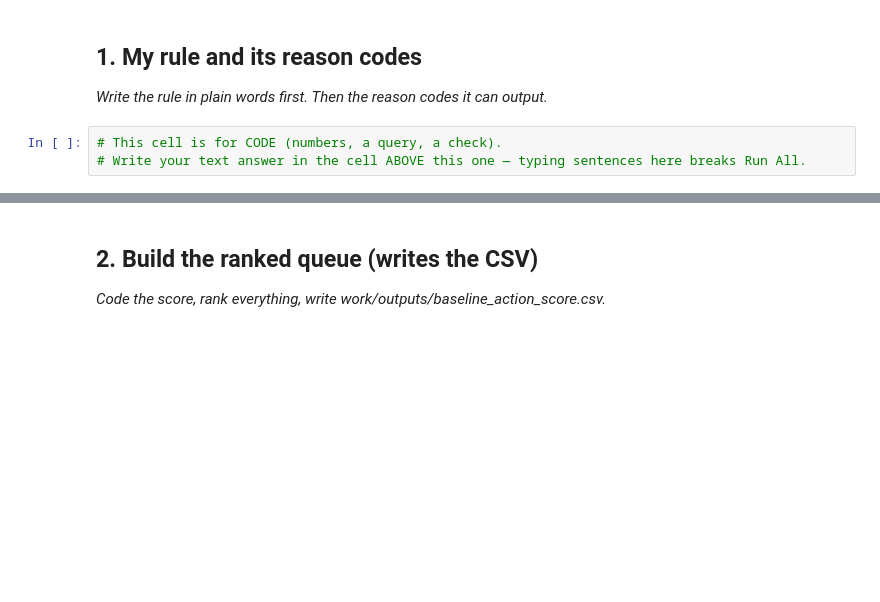
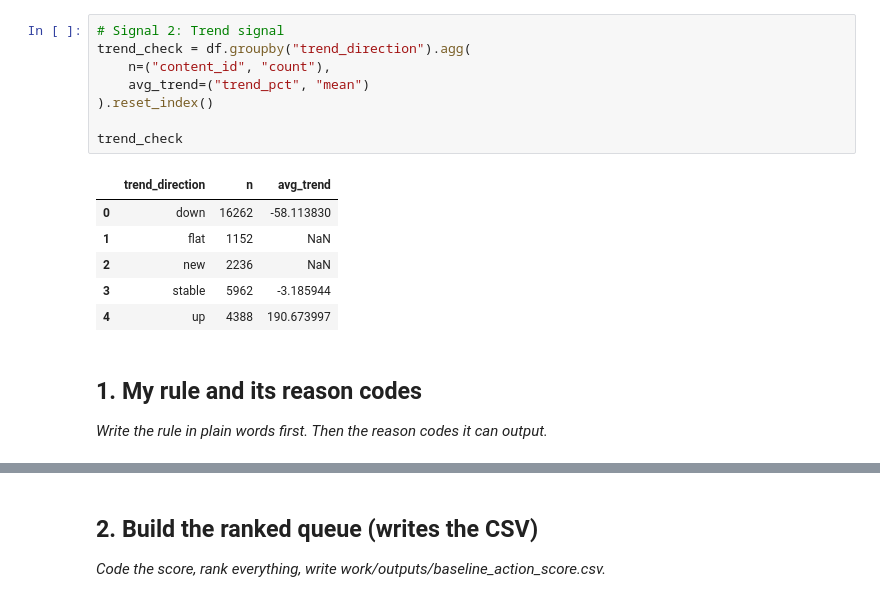
Before and after one commit to FatimaNdeem/Flyrank-ml-internship., a Jupyter notebook: work/notebooks/w04_baseline_score.ipynb, the cells around one changed output, grey strips where cells are left out. Drawn from its saved outputs; the diff is of its cells as text; blank space fills up the shorter version.

```diff
--- a/work/notebooks/w04_baseline_score.ipynb
+++ b/work/notebooks/w04_baseline_score.ipynb
@@ -9,7 +95,19 @@ This skeleton is yours to fill. Work the sections **in order** — each one has
+# %%
+# Signal 2: Trend signal
+trend_check = df.groupby("trend_direction").agg(
+    n=("content_id", "count"),
+    avg_trend=("trend_pct", "mean")
+).reset_index()
+
+trend_check
+# %% [output]
+|  | trend_direction | n | avg_trend |
+| 0 | down | 16262 | -58.113830 |
+| 1 | flat | 1152 | NaN |
+| 2 | new | 2236 | NaN |
+| 3 | stable | 5962 | -3.185944 |
+| 4 | up | 4388 | 190.673997 |
 # %% [markdown]
 ## 1. My rule and its reason codes
 
 *Write the rule in plain words first. Then the reason codes it can output.*
-# %%
-# This cell is for CODE (numbers, a query, a check).
-# Write your text answer in the cell ABOVE this one — typing sentences here breaks Run All.
```
Also changed, not shown: parts of 21 cells of this notebook.
